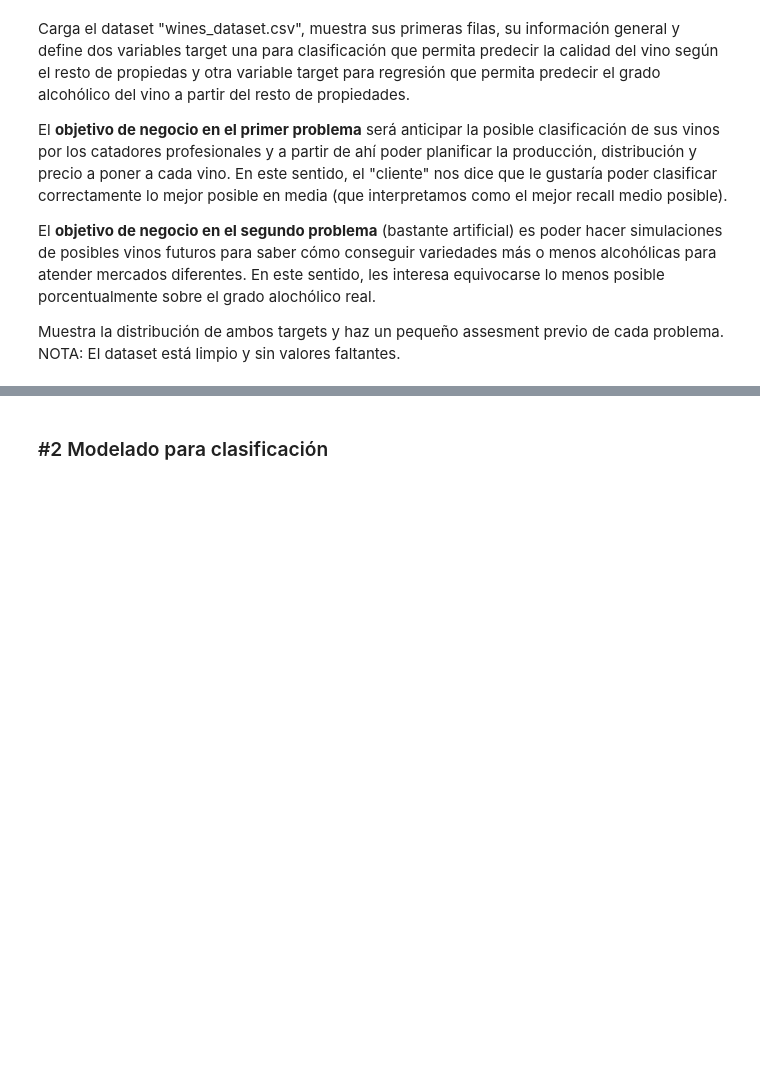
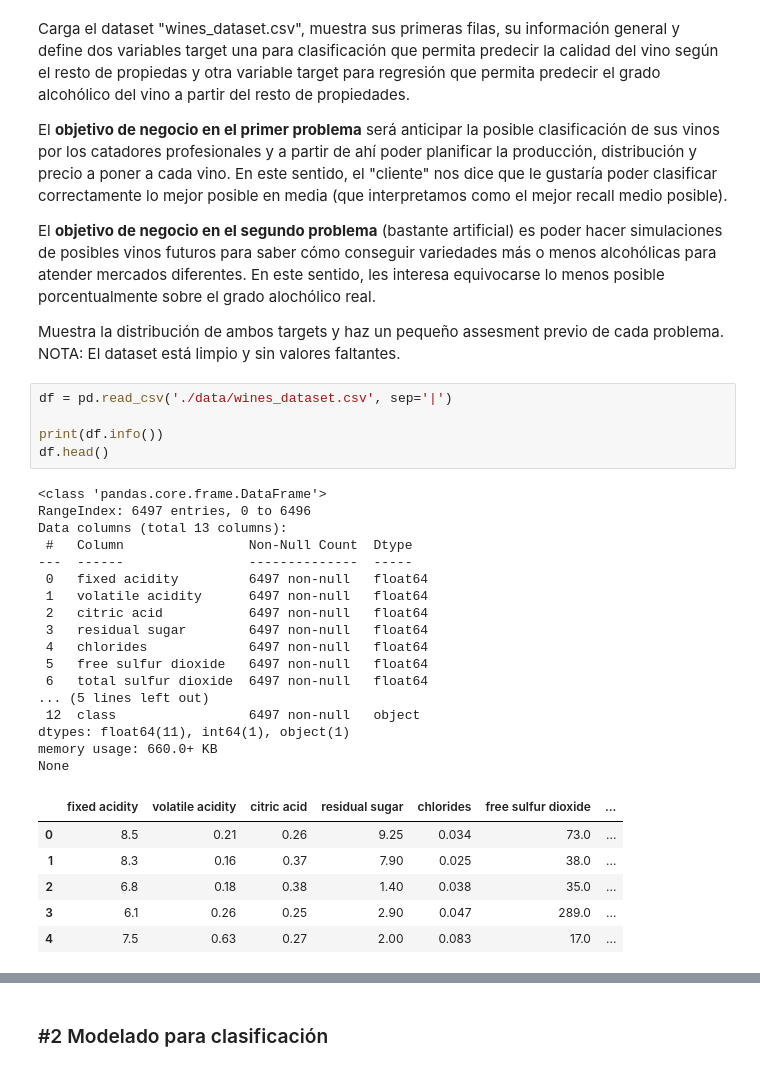
Before and after one commit to danmascarilla/ONLINE_DS_THEBRIDGE_DaniMascarilla, a Jupyter notebook: Sprint 12 - Modelos Supervisados III – Otros Modelos y Repaso/Unidad 2/Practica Obligatoria/18_Practica_Obligatoria_Repaso_Supervisado.ipynb, the cells around one changed output, grey strips where cells are left out. Cells and saved outputs as stored; diff of their text form; blank space fills up the shorter version.

```diff
--- a/Sprint 12 - Modelos Supervisados III – Otros Modelos y Repaso/Unidad 2/Practica Obligatoria/18_Practica_Obligatoria_Repaso_Supervisado.ipynb
+++ b/Sprint 12 - Modelos Supervisados III – Otros Modelos y Repaso/Unidad 2/Practica Obligatoria/18_Practica_Obligatoria_Repaso_Supervisado.ipynb
@@ -38,3 +54,32 @@ El **objetivo de negocio en el primer problema** será anticipar la posible clas
 El **objetivo de negocio en el segundo problema** (bastante artificial) es poder hacer simulaciones de posibles vinos futuros para saber cómo conseguir variedades más o menos alcohólicas para atender mercados diferentes. En este sentido, les interesa equivocarse lo menos posible porcentualmente sobre el grado alochólico real.
 
 Muestra la distribución de ambos targets y haz un pequeño assesment previo de cada problema. NOTA: El dataset está limpio y sin valores faltantes.
+# %%
+df = pd.read_csv('./data/wines_dataset.csv', sep='|')
+
+print(df.info())
+df.head()
+# %% [output]
+<class 'pandas.core.frame.DataFrame'>
+RangeIndex: 6497 entries, 0 to 6496
+Data columns (total 13 columns):
+ #   Column                Non-Null Count  Dtype
+---  ------                --------------  -----
+ 0   fixed acidity         6497 non-null   float64
+ 1   volatile acidity      6497 non-null   float64
+ 2   citric acid           6497 non-null   float64
+ 3   residual sugar        6497 non-null   float64
+ 4   chlorides             6497 non-null   float64
+ 5   free sulfur dioxide   6497 non-null   float64
+ 6   total sulfur dioxide  6497 non-null   float64
+... (5 lines left out)
+ 12  class                 6497 non-null   object
+dtypes: float64(11), int64(1), object(1)
+memory usage: 660.0+ KB
+None
+|  | fixed acidity | volatile acidity | citric acid | residual sugar | chlorides | free sulfur dioxide | ... |
+| 0 | 8.5 | 0.21 | 0.26 | 9.25 | 0.034 | 73.0 | ... |
+| 1 | 8.3 | 0.16 | 0.37 | 7.90 | 0.025 | 38.0 | ... |
+| 2 | 6.8 | 0.18 | 0.38 | 1.40 | 0.038 | 35.0 | ... |
+| 3 | 6.1 | 0.26 | 0.25 | 2.90 | 0.047 | 289.0 | ... |
+| 4 | 7.5 | 0.63 | 0.27 | 2.00 | 0.083 | 17.0 | ... |
```
Also changed, not shown: parts of 12 cells of this notebook.
